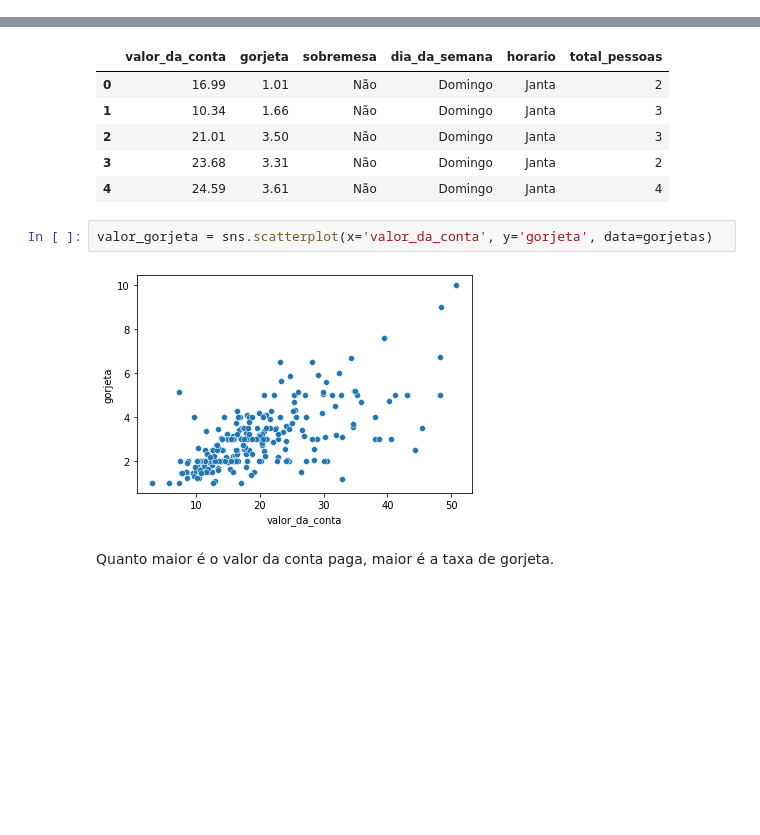
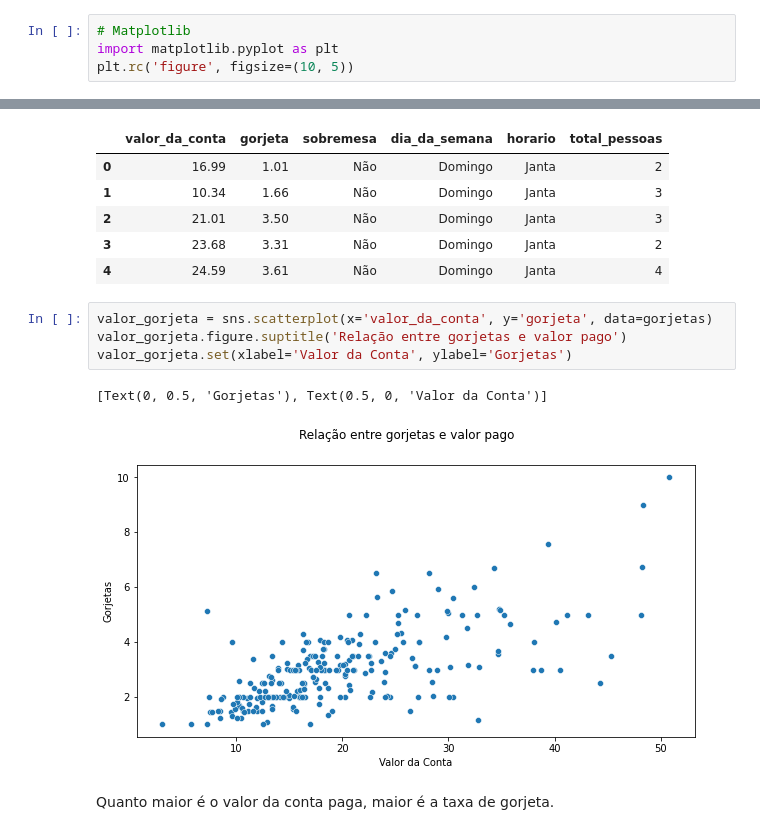
Before and after one commit to strawndri/data-visualization, a Jupyter notebook: Notebooks/Gorjetas.ipynb, the cells around one changed output, grey strips where cells are left out. Cells and saved outputs as stored; diff of their text form; blank space fills up the shorter version.

```diff
--- a/Notebooks/Gorjetas.ipynb
+++ b/Notebooks/Gorjetas.ipynb
@@ -21,0 +12,4 @@ Requirement already satisfied: pytz>=2017.2 in /usr/local/lib/python3.7/dist-pac
+# %%
+# Matplotlib
+import matplotlib.pyplot as plt
+plt.rc('figure', figsize=(10, 5))
@@ -124,8 +126,11 @@ gorjetas.head()
 | 4 | 24.59 | 3.61 | Não | Domingo | Janta | 4 |
 # %%
 valor_gorjeta = sns.scatterplot(x='valor_da_conta', y='gorjeta', data=gorjetas)
+valor_gorjeta.figure.suptitle('Relação entre gorjetas e valor pago')
+valor_gorjeta.set(xlabel='Valor da Conta', ylabel='Gorjetas')
 # %% [output]
+[Text(0, 0.5, 'Gorjetas'), Text(0.5, 0, 'Valor da Conta')]
-[figure, old version]
+[figure, new version]
 # %% [markdown]
 Quanto maior é o valor da conta paga, maior é a taxa de gorjeta.
 # %% [markdown]
```
Also changed, not shown: parts of 6 cells of this notebook.
